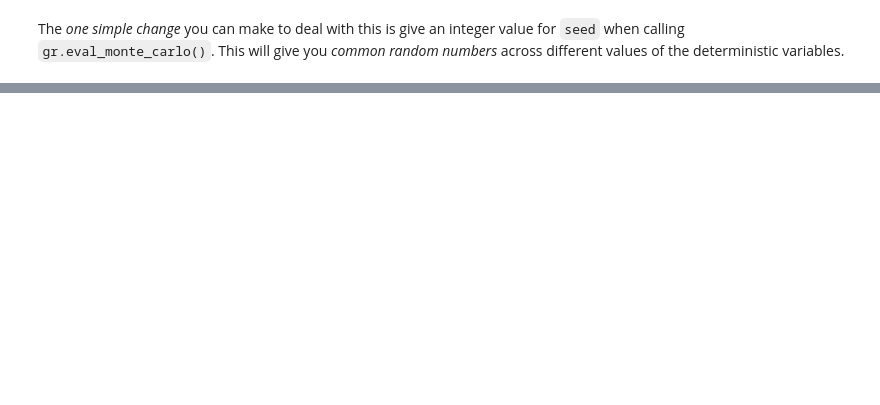
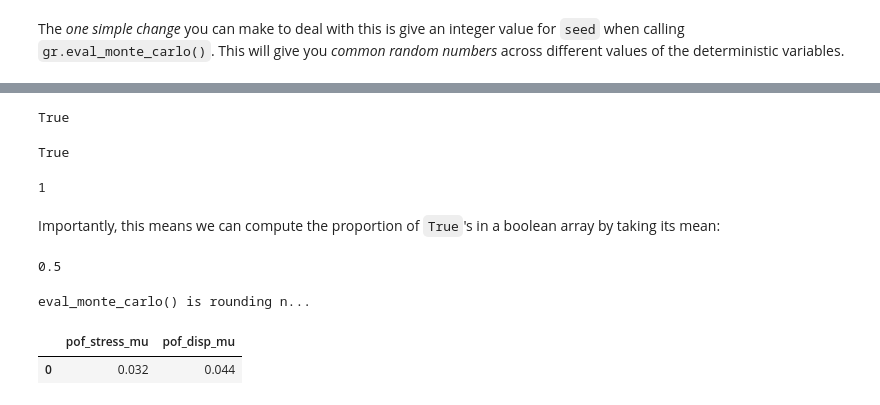
Before and after one commit to zdelrosario/pdo-notes, a Jupyter notebook: day14.ipynb, the cells around one changed output, grey strips where cells are left out. Drawn from its saved outputs; the diff is of its cells as text; code cells hidden in the pictures; blank space fills up the shorter version.

```diff
--- a/day14.ipynb
+++ b/day14.ipynb
@@ -508,0 +552,35 @@ for i in range(df_sweep_t.shape[0]):
+# %%
+True == 1
+# %% [output]
+True
+# %%
+False == 0
+# %% [output]
+True
+# %%
+0 + True
+# %% [output]
+1
+# %% [markdown]
+Importantly, this means we can compute the proportion of `True`'s in a boolean array by taking its mean:
+# %%
+np.mean([True, False])
+# %% [output]
+0.5
+# %%
+(
+    md_beam
+    >> gr.ev_monte_carlo(n=1e3, df_det="nom")
+    >> gr.tf_mutate(
+        fail_stress=DF.g_stress <= 0,
+        fail_disp=DF.g_disp <= 0,
+    )
+    >> gr.tf_summarize(
+        pof_stress_mu=gr.mean(DF.fail_stress),
+        pof_disp_mu=gr.mean(DF.fail_disp),
+    )
+)
+# %% [output]
+eval_monte_carlo() is rounding n...
+|  | pof_stress_mu | pof_disp_mu |
+| 0 | 0.032 | 0.044 |
```
Also changed, not shown: parts of 21 cells of this notebook, 2 other files.
